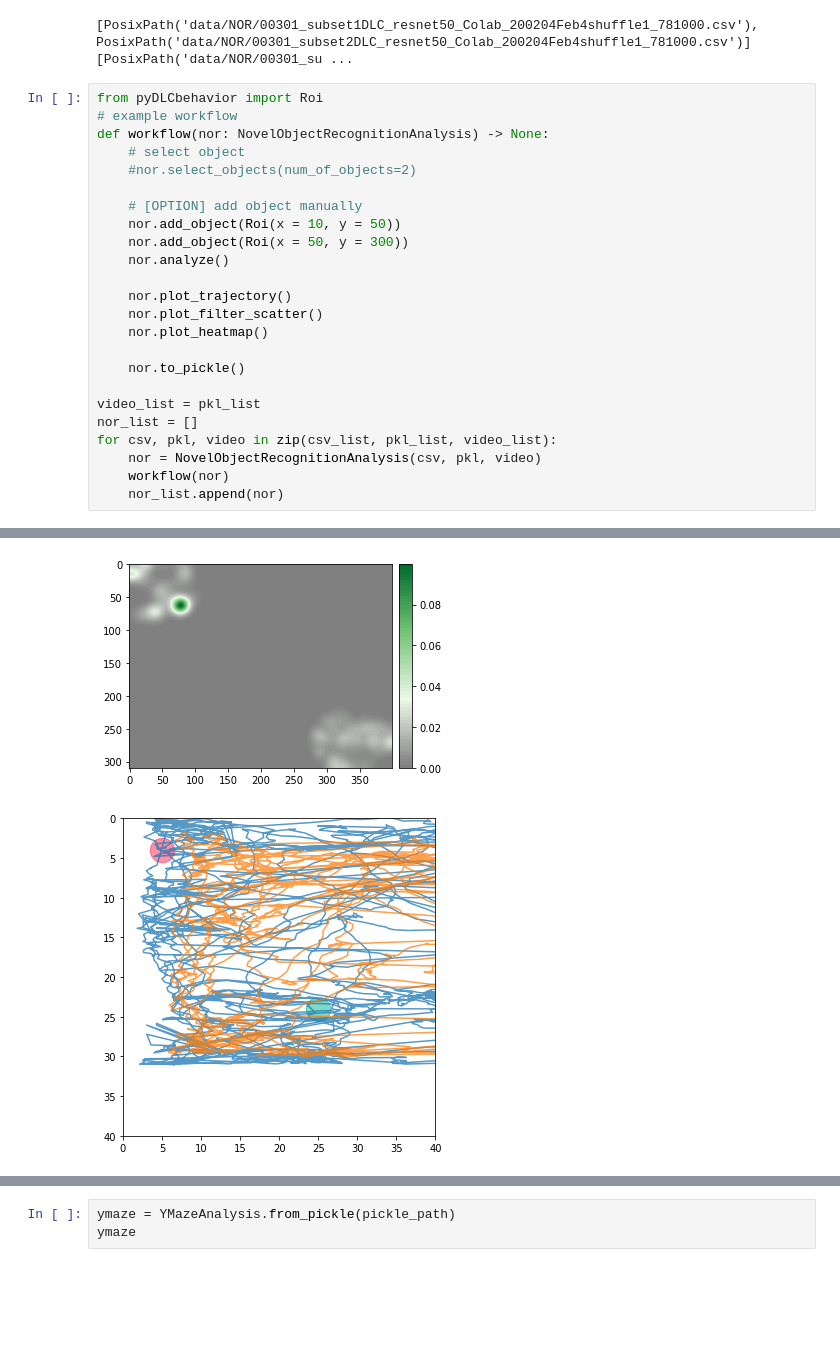
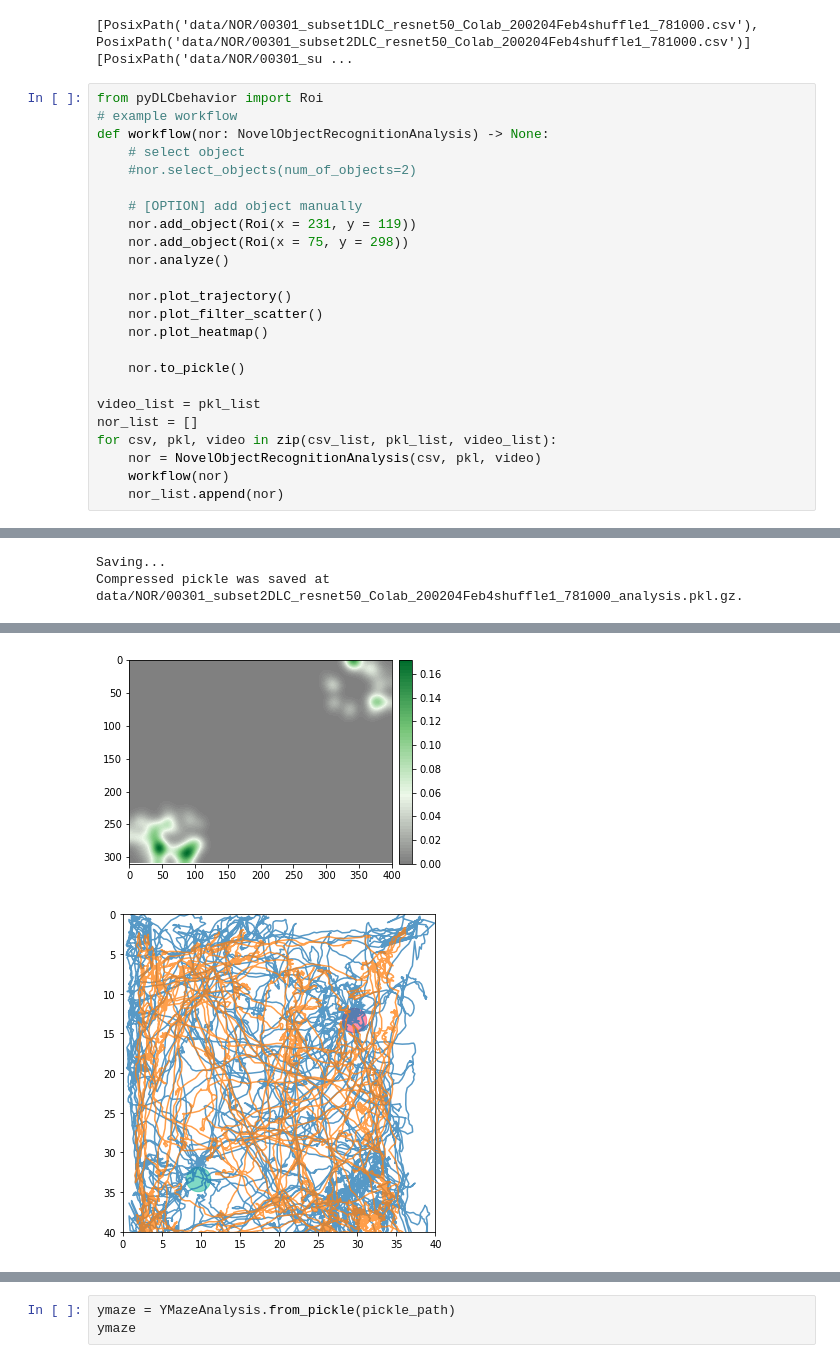
Before and after one commit to hayashi-laboratory/deeplabcut-analysis, a Jupyter notebook: sample_script.ipynb, the cells around one changed output, grey strips where cells are left out. Cells and saved outputs as stored; diff of their text form; blank space fills up the shorter version.

```diff
--- a/sample_script.ipynb
+++ b/sample_script.ipynb
@@ -53,8 +53,8 @@ def workflow(nor: NovelObjectRecognitionAnalysis) -> None:
     #nor.select_objects(num_of_objects=2)
 
     # [OPTION] add object manually
-    nor.add_object(Roi(x = 10, y = 50))
-    nor.add_object(Roi(x = 50, y = 300))
+    nor.add_object(Roi(x = 231, y = 119))
+    nor.add_object(Roi(x = 75, y = 298))
     nor.analyze()
 
     nor.plot_trajectory()
@@ -76,0 +77,2 @@ Compressed pickle was saved at data/NOR/00301_subset2DLC_resnet50_Colab_200204Fe
+Saving...
+Compressed pickle was saved at data/NOR/00301_subset2DLC_resnet50_Colab_200204Feb4shuffle1_781000_analysis.pkl.gz.
@@ -79,2 +81,2 @@ Compressed pickle was saved at data/NOR/00301_subset2DLC_resnet50_Colab_200204Fe
-[figure, old version]
+[figure, new version]
-[figure, old version]
+[figure, new version]
```
Also changed, not shown: parts of 2 cells of this notebook.
